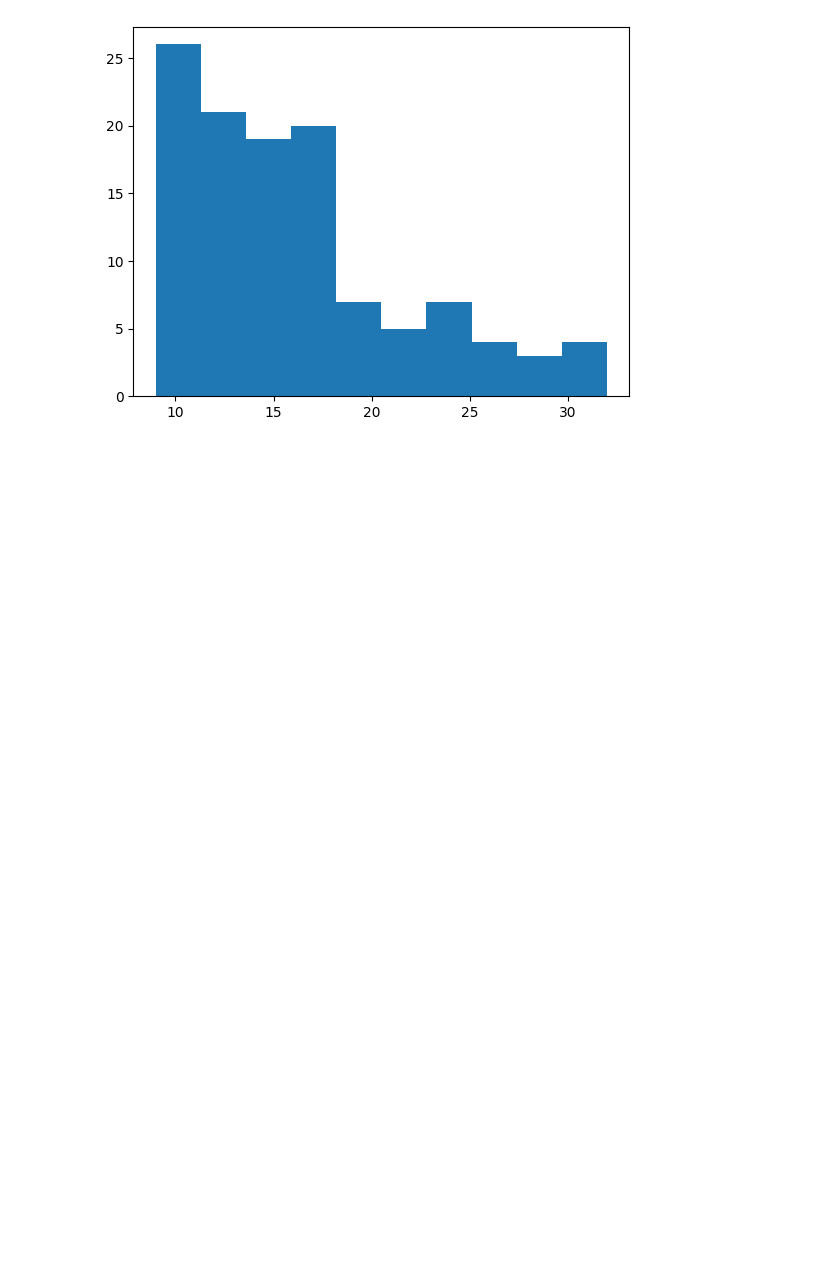
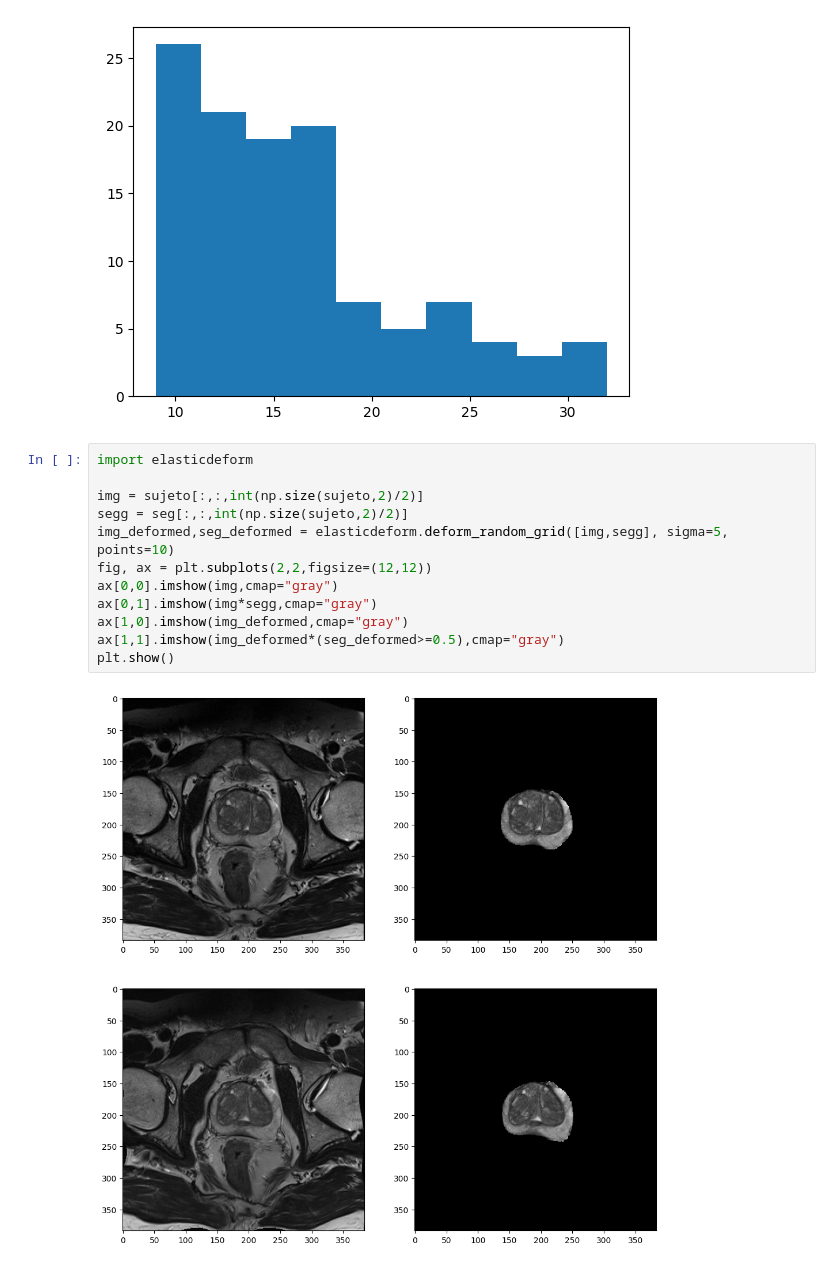
Before and after one commit to mpierangeli/PFI, a Jupyter notebook: viewer.ipynb, the cells around one changed output. Drawn from its saved outputs; the diff is of its cells as text; blank space fills up the shorter version.

```diff
--- a/viewer.ipynb
+++ b/viewer.ipynb
@@ -138,3 +138,17 @@ plt.hist(utiles,bins=10)
  array([ 9. , 11.3, 13.6, 15.9, 18.2, 20.5, 22.8, 25.1, 27.4, 29.7, 32. ]),
  <BarContainer object of 10 artists>)
 [figure]
+# %%
+import elasticdeform
+
+img = sujeto[:,:,int(np.size(sujeto,2)/2)]
+segg = seg[:,:,int(np.size(sujeto,2)/2)]
+img_deformed,seg_deformed = elasticdeform.deform_random_grid([img,segg], sigma=5, points=10)
+fig, ax = plt.subplots(2,2,figsize=(12,12))
+ax[0,0].imshow(img,cmap="gray")
+ax[0,1].imshow(img*segg,cmap="gray")
+ax[1,0].imshow(img_deformed,cmap="gray")
+ax[1,1].imshow(img_deformed*(seg_deformed>=0.5),cmap="gray")
+plt.show()
+# %% [output]
+[figure, added]
```
Also changed, not shown: parts of 4 cells of this notebook, 1 other file.
